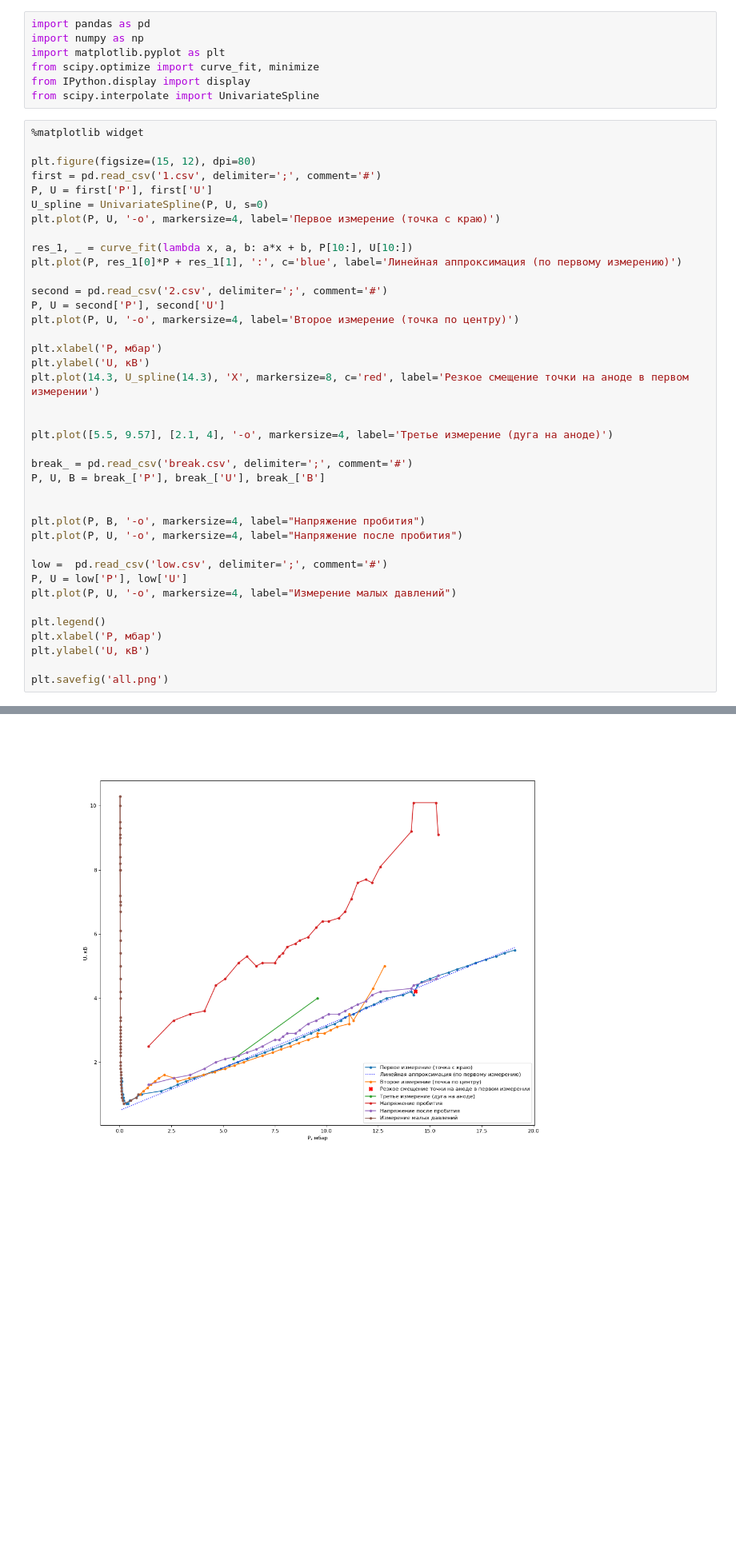
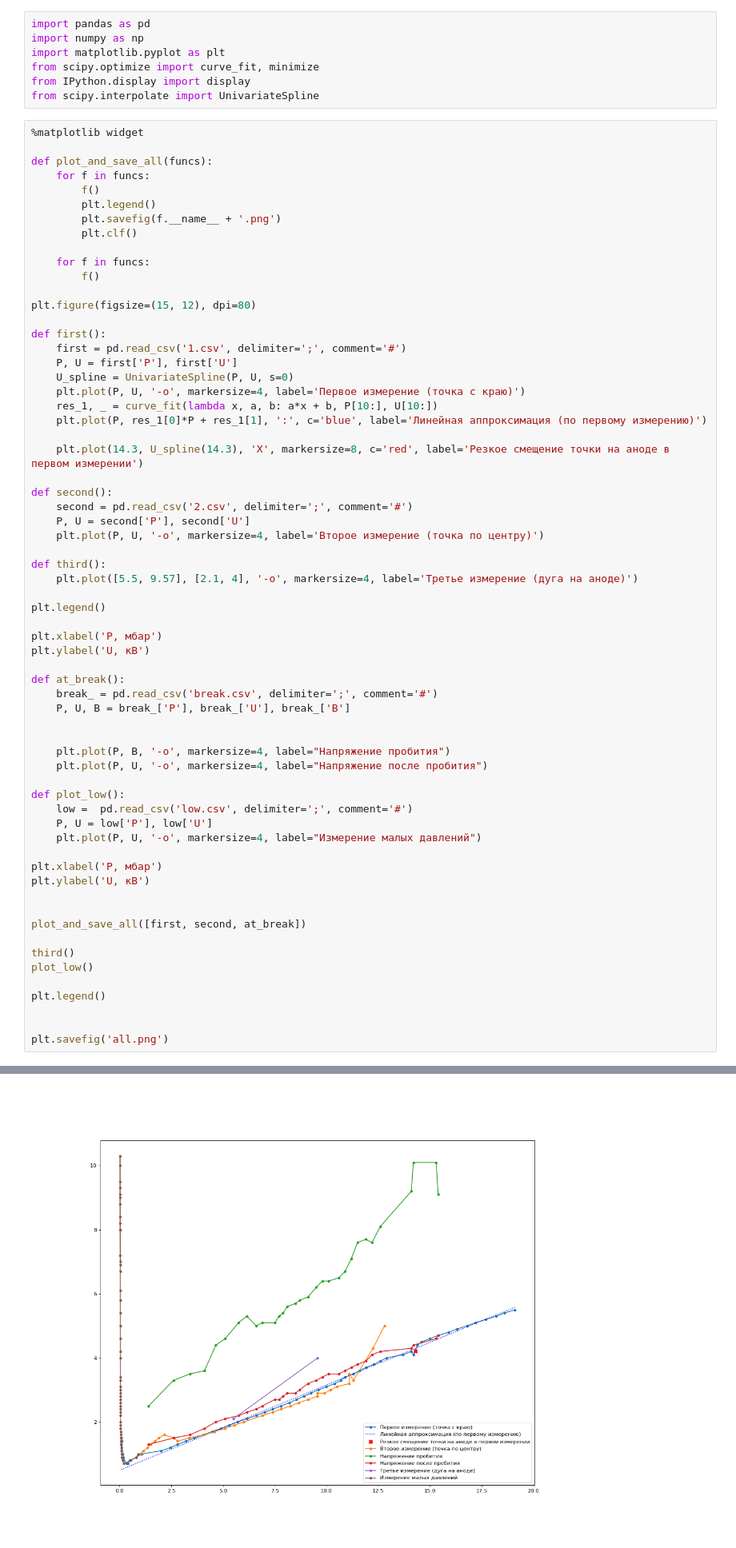
Before and after one commit to sitandr/lab, a Jupyter notebook: тлеющий разряд/main.ipynb, the cells around one changed output, grey strips where cells are left out. Shown at 80% size. Drawn from its saved outputs; the diff is of its cells as text; blank space fills up the shorter version.

```diff
--- a/тлеющий разряд/main.ipynb
+++ b/тлеющий разряд/main.ipynb
@@ -8,40 +8,65 @@ from scipy.interpolate import UnivariateSpline
 # %%
 %matplotlib widget
 
+def plot_and_save_all(funcs):
+    for f in funcs:
+        f()
+        plt.legend()
+        plt.savefig(f.__name__ + '.png')
+        plt.clf()
+
+    for f in funcs:
+        f()
+
 plt.figure(figsize=(15, 12), dpi=80)
-first = pd.read_csv('1.csv', delimiter=';', comment='#')
-P, U = first['P'], first['U']
-U_spline = UnivariateSpline(P, U, s=0)
-plt.plot(P, U, '-o', markersize=4, label='Первое измерение (точка с краю)')
 
-res_1, _ = curve_fit(lambda x, a, b: a*x + b, P[10:], U[10:])
-plt.plot(P, res_1[0]*P + res_1[1], ':', c='blue', label='Линейная аппроксимация (по первому измерению)')
+def first():
+    first = pd.read_csv('1.csv', delimiter=';', comment='#')
+    P, U = first['P'], first['U']
+    U_spline = UnivariateSpline(P, U, s=0)
+    plt.plot(P, U, '-o', markersize=4, label='Первое измерение (точка с краю)')
+    res_1, _ = curve_fit(lambda x, a, b: a*x + b, P[10:], U[10:])
+    plt.plot(P, res_1[0]*P + res_1[1], ':', c='blue', label='Линейная аппроксимация (по первому измерению)')
 
-second = pd.read_csv('2.csv', delimiter=';', comment='#')
-P, U = second['P'], second['U']
-plt.plot(P, U, '-o', markersize=4, label='Второе измерение (точка по центру)')
+    plt.plot(14.3, U_spline(14.3), 'X', markersize=8, c='red', label='Резкое смещение точки на аноде в первом измерении')
+
+def second():
+    second = pd.read_csv('2.csv', delimiter=';', comment='#')
+    P, U = second['P'], second['U']
+    plt.plot(P, U, '-o', markersize=4, label='Второе измерение (точка по центру)')
+
+def third():
+    plt.plot([5.5, 9.57], [2.1, 4], '-o', markersize=4, label='Третье измерение (дуга на аноде)')
+
+plt.legend()
 
 plt.xlabel('P, мбар')
 plt.ylabel('U, кВ')
-plt.plot(14.3, U_spline(14.3), 'X', markersize=8, c='red', label='Резкое смещение точки на аноде в первом измерении')
+
+def at_break():
+    break_ = pd.read_csv('break.csv', delimiter=';', comment='#')
+    P, U, B = break_['P'], break_['U'], break_['B']
 
 
-plt.plot([5.5, 9.57], [2.1, 4], '-o', markersize=4, label='Третье измерение (дуга на аноде)')
+    plt.plot(P, B, '-o', markersize=4, label="Напряжение пробития")
+    plt.plot(P, U, '-o', markersize=4, label="Напряжение после пробития")
 
-break_ = pd.read_csv('break.csv', delimiter=';', comment='#')
-P, U, B = break_['P'], break_['U'], break_['B']
+def plot_low():
+    low =  pd.read_csv('low.csv', delimiter=';', comment='#')
+    P, U = low['P'], low['U']
+    plt.plot(P, U, '-o', markersize=4, label="Измерение малых давлений")
 
-
-plt.plot(P, B, '-o', markersize=4, label="Напряжение пробития")
-plt.plot(P, U, '-o', markersize=4, label="Напряжение после пробития")
-
-low =  pd.read_csv('low.csv', delimiter=';', comment='#')
-P, U = low['P'], low['U']
-plt.plot(P, U, '-o', markersize=4, label="Измерение малых давлений")
-
-plt.legend()
 plt.xlabel('P, мбар')
 plt.ylabel('U, кВ')
 
+
+plot_and_save_all([first, second, at_break])
+
+third()
+plot_low()
+
+plt.legend()
+
+
 plt.savefig('all.png')
 # %% [output]
@@ -48,4 +74,4 @@ plt.savefig('all.png')
-[figure, old version]
+[figure, new version]
 # %%
 %matplotlib widget
 import scipy
```
Also changed, not shown: parts of 2 cells of this notebook, 20 other files.
